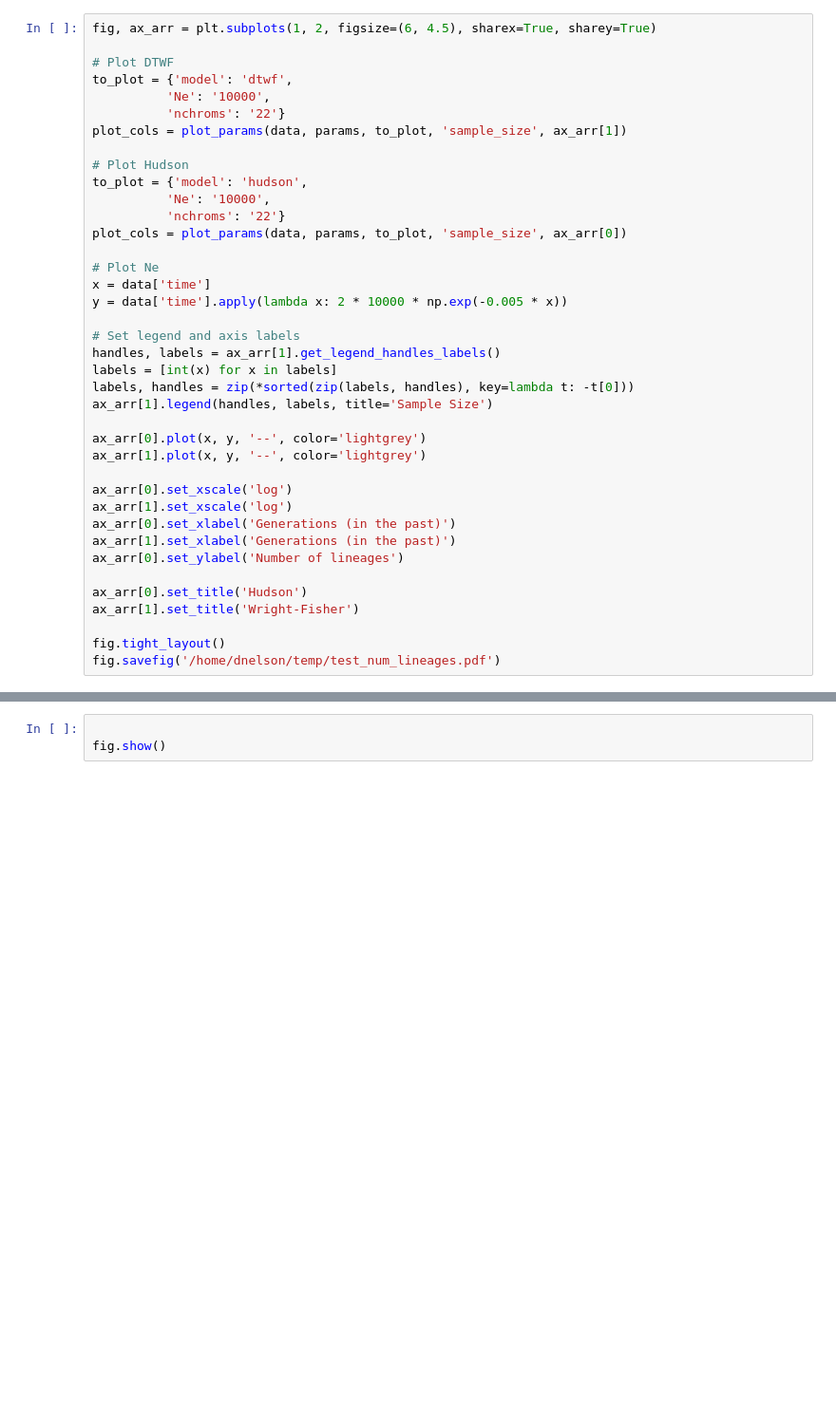
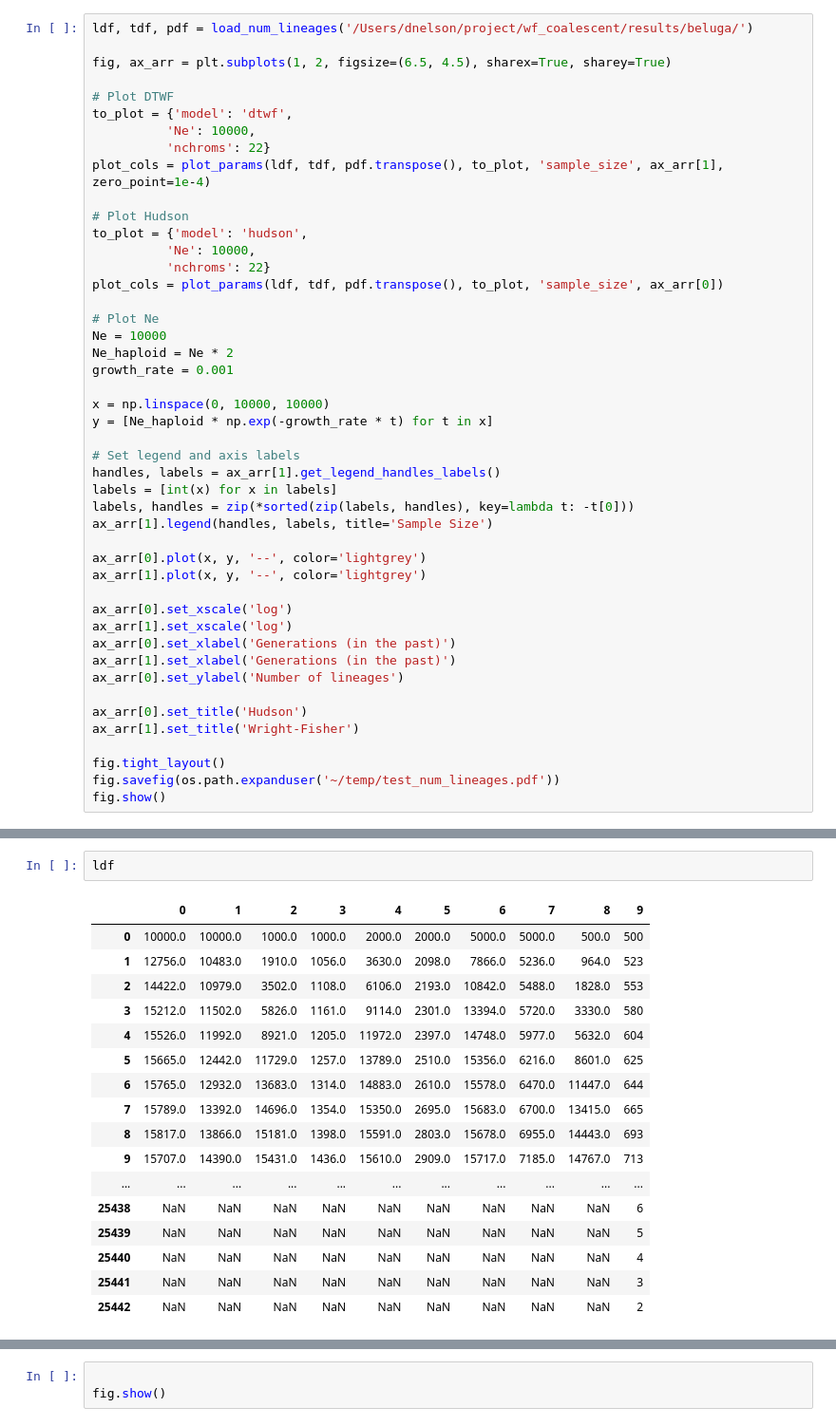
Before and after one commit to DomNelson/wf_coalescent, a Jupyter notebook: scripts/jupyter/plot_num_lineages.ipynb, the cells around one changed output, grey strips where cells are left out. Shown: that part at 95% size. Drawn from its saved outputs; the diff is of its cells as text; blank space fills up the shorter version.

```diff
--- a/scripts/jupyter/plot_num_lineages.ipynb
+++ b/scripts/jupyter/plot_num_lineages.ipynb
@@ -64,21 +103,27 @@ def plot_params(df, params_df, params_dict, label_key, ax):
 # %%
-fig, ax_arr = plt.subplots(1, 2, figsize=(6, 4.5), sharex=True, sharey=True)
+ldf, tdf, pdf = load_num_lineages('/Users/dnelson/project/wf_coalescent/results/beluga/')
+
+fig, ax_arr = plt.subplots(1, 2, figsize=(6.5, 4.5), sharex=True, sharey=True)
 
 # Plot DTWF
 to_plot = {'model': 'dtwf',
-          'Ne': '10000',
-          'nchroms': '22'}
-plot_cols = plot_params(data, params, to_plot, 'sample_size', ax_arr[1])
+          'Ne': 10000,
+          'nchroms': 22}
+plot_cols = plot_params(ldf, tdf, pdf.transpose(), to_plot, 'sample_size', ax_arr[1], zero_point=1e-4)
 
 # Plot Hudson
 to_plot = {'model': 'hudson',
-          'Ne': '10000',
-          'nchroms': '22'}
-plot_cols = plot_params(data, params, to_plot, 'sample_size', ax_arr[0])
+          'Ne': 10000,
+          'nchroms': 22}
+plot_cols = plot_params(ldf, tdf, pdf.transpose(), to_plot, 'sample_size', ax_arr[0])
 
 # Plot Ne
-x = data['time']
-y = data['time'].apply(lambda x: 2 * 10000 * np.exp(-0.005 * x))
+Ne = 10000
+Ne_haploid = Ne * 2
+growth_rate = 0.001
+
+x = np.linspace(0, 10000, 10000)
+y = [Ne_haploid * np.exp(-growth_rate * t) for t in x]
 
 # Set legend and axis labels
 handles, labels = ax_arr[1].get_legend_handles_labels()
@@ -99,4 +144,5 @@ ax_arr[0].set_title('Hudson')
 ax_arr[1].set_title('Wright-Fisher')
 
 fig.tight_layout()
-fig.savefig('/home/dnelson/temp/test_num_lineages.pdf')
+fig.savefig(os.path.expanduser('~/temp/test_num_lineages.pdf'))
+fig.show()
@@ -104,0 +149,20 @@ fig.savefig('/home/dnelson/temp/test_num_lineages.pdf')
+# %%
+ldf
+# %% [output]
+|  | 0 | 1 | 2 | 3 | 4 | 5 | 6 | 7 | 8 | 9 |
+| 0 | 10000.0 | 10000.0 | 1000.0 | 1000.0 | 2000.0 | 2000.0 | 5000.0 | 5000.0 | 500.0 | 500 |
+| 1 | 12756.0 | 10483.0 | 1910.0 | 1056.0 | 3630.0 | 2098.0 | 7866.0 | 5236.0 | 964.0 | 523 |
+| 2 | 14422.0 | 10979.0 | 3502.0 | 1108.0 | 6106.0 | 2193.0 | 10842.0 | 5488.0 | 1828.0 | 553 |
+| 3 | 15212.0 | 11502.0 | 5826.0 | 1161.0 | 9114.0 | 2301.0 | 13394.0 | 5720.0 | 3330.0 | 580 |
+| 4 | 15526.0 | 11992.0 | 8921.0 | 1205.0 | 11972.0 | 2397.0 | 14748.0 | 5977.0 | 5632.0 | 604 |
+| 5 | 15665.0 | 12442.0 | 11729.0 | 1257.0 | 13789.0 | 2510.0 | 15356.0 | 6216.0 | 8601.0 | 625 |
+| 6 | 15765.0 | 12932.0 | 13683.0 | 1314.0 | 14883.0 | 2610.0 | 15578.0 | 6470.0 | 11447.0 | 644 |
+| 7 | 15789.0 | 13392.0 | 14696.0 | 1354.0 | 15350.0 | 2695.0 | 15683.0 | 6700.0 | 13415.0 | 665 |
+| 8 | 15817.0 | 13866.0 | 15181.0 | 1398.0 | 15591.0 | 2803.0 | 15678.0 | 6955.0 | 14443.0 | 693 |
+| 9 | 15707.0 | 14390.0 | 15431.0 | 1436.0 | 15610.0 | 2909.0 | 15717.0 | 7185.0 | 14767.0 | 713 |
+| ... | ... | ... | ... | ... | ... | ... | ... | ... | ... | ... |
+| 25438 | NaN | NaN | NaN | NaN | NaN | NaN | NaN | NaN | NaN | 6 |
+| 25439 | NaN | NaN | NaN | NaN | NaN | NaN | NaN | NaN | NaN | 5 |
+| 25440 | NaN | NaN | NaN | NaN | NaN | NaN | NaN | NaN | NaN | 4 |
+| 25441 | NaN | NaN | NaN | NaN | NaN | NaN | NaN | NaN | NaN | 3 |
+| 25442 | NaN | NaN | NaN | NaN | NaN | NaN | NaN | NaN | NaN | 2 |
```
Also changed, not shown: parts of 10 cells of this notebook.
